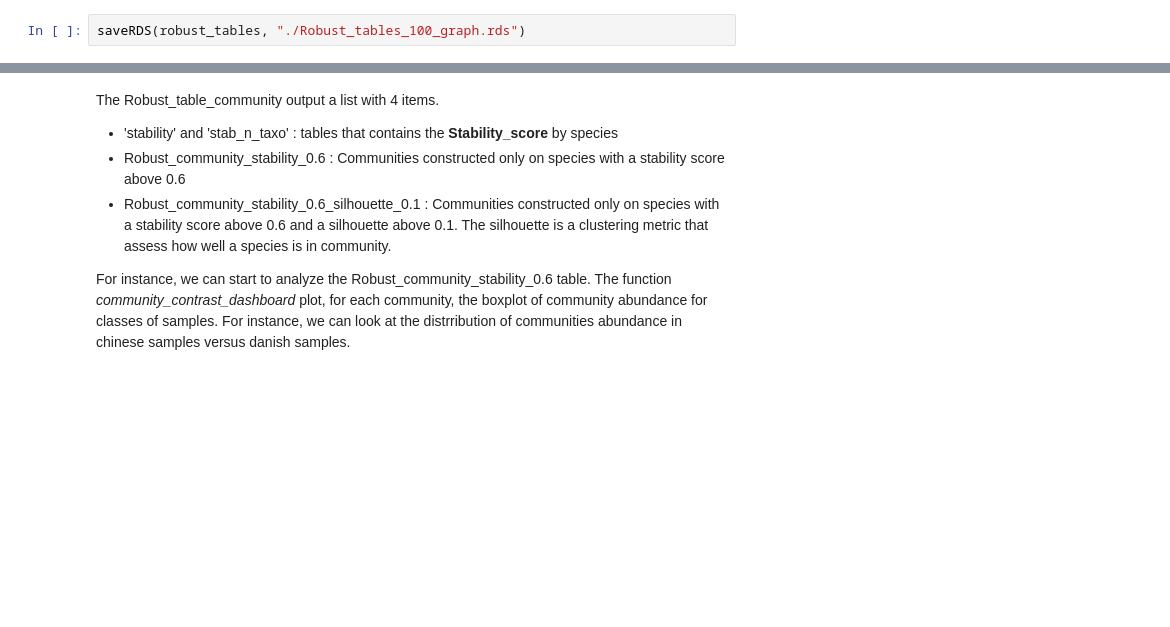
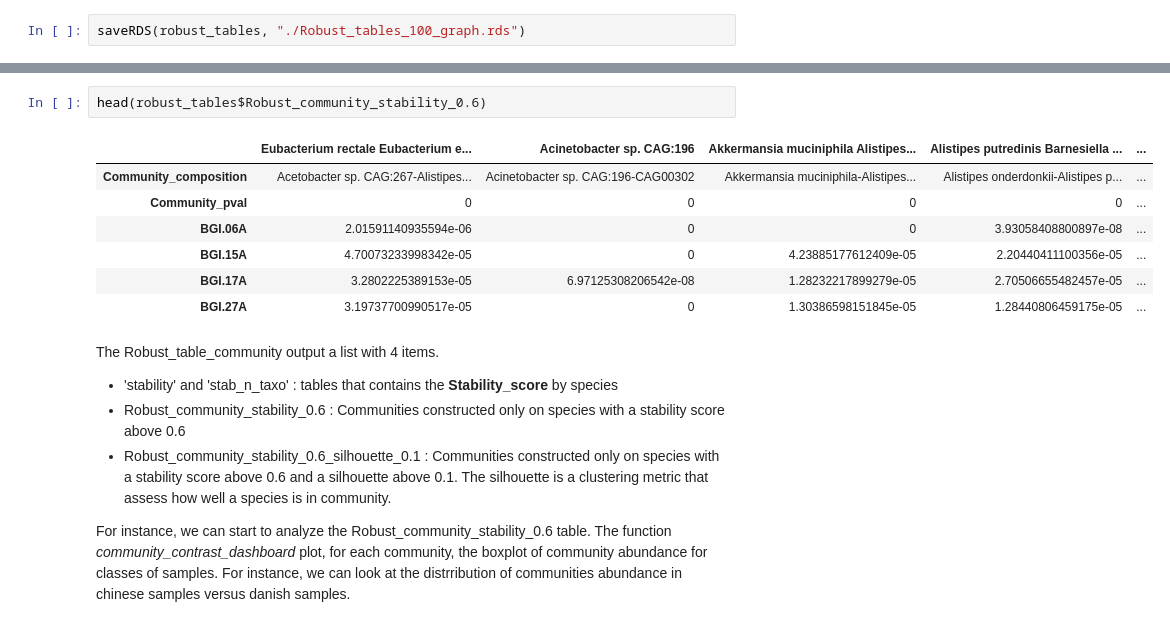
Before and after one commit to hjulienne/Gleesso_Pipeline, a Jupyter notebook: Gleesso_walkthrough/Gleesso_walkthrough.ipynb, the cells around one changed output, grey strips where cells are left out. Cells and saved outputs as stored; diff of their text form; blank space fills up the shorter version.

```diff
--- a/Gleesso_walkthrough/Gleesso_walkthrough.ipynb
+++ b/Gleesso_walkthrough/Gleesso_walkthrough.ipynb
@@ -245,3 +276,13 @@ saveRDS(robust_tables, "./Robust_tables_100_graph.rds")
+# %%
+head(robust_tables$Robust_community_stability_0.6)
+# %% [output]
+|  | Eubacterium rectale Eubacterium e... | Acinetobacter sp. CAG:196 | Akkermansia muciniphila Alistipes... | Alistipes putredinis Barnesiella ... | ... |
+| Community_composition | Acetobacter sp. CAG:267-Alistipes... | Acinetobacter sp. CAG:196-CAG00302 | Akkermansia muciniphila-Alistipes... | Alistipes onderdonkii-Alistipes p... | ... |
+| Community_pval | 0 | 0 | 0 | 0 | ... |
+| BGI.06A | 2.01591140935594e-06 | 0 | 0 | 3.93058408800897e-08 | ... |
+| BGI.15A | 4.70073233998342e-05 | 0 | 4.23885177612409e-05 | 2.20440411100356e-05 | ... |
+| BGI.17A | 3.2802225389153e-05 | 6.97125308206542e-08 | 1.28232217899279e-05 | 2.70506655482457e-05 | ... |
+| BGI.27A | 3.19737700990517e-05 | 0 | 1.30386598151845e-05 | 1.28440806459175e-05 | ... |
 # %% [markdown]
 The Robust_table_community output a list with 4 items.
 
```
Also changed, not shown: parts of 7 cells of this notebook, 3 other files.
